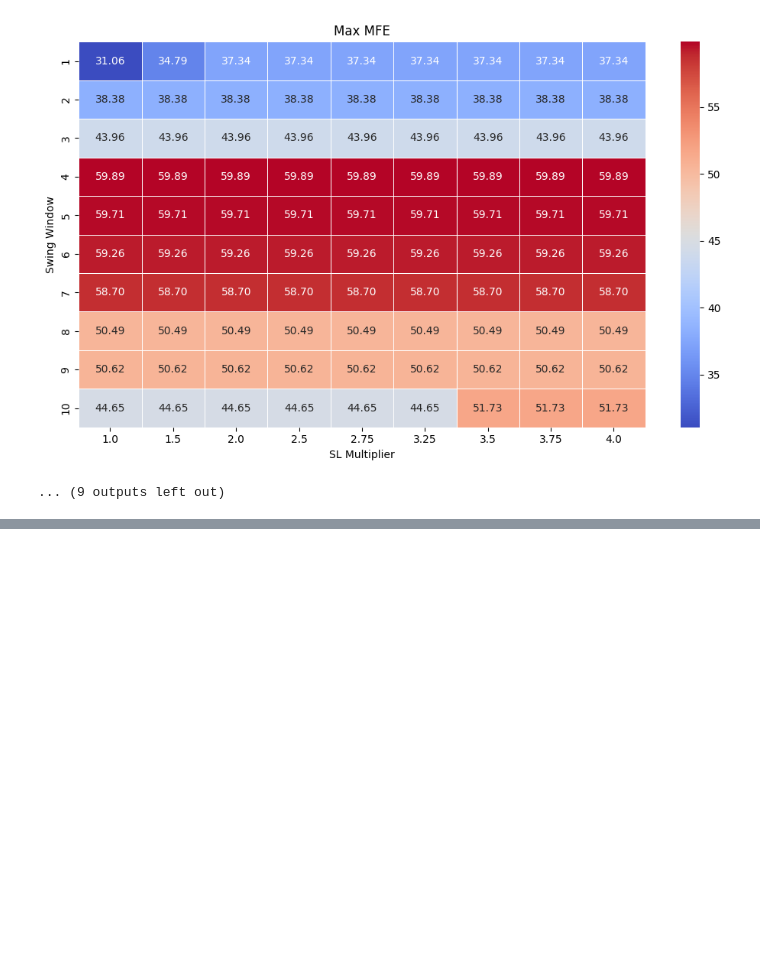
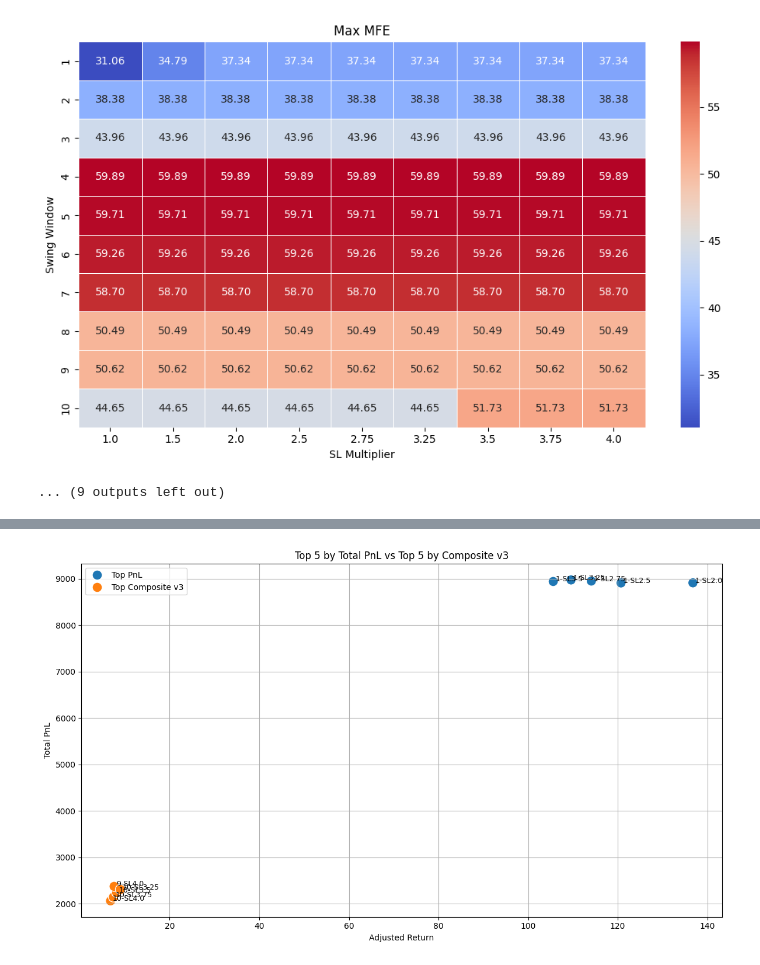
Before and after one commit to sameepkulkarni/Python-Projects, a Jupyter notebook: visualization.ipynb, the cells around one changed output, grey strips where cells are left out. Cells and saved outputs as stored; diff of their text form; code cells hidden in the pictures; blank space fills up the shorter version.

```diff
--- a/visualization.ipynb
+++ b/visualization.ipynb
@@ -154,0 +231,49 @@ for metric, title in metrics_to_plot:
+# %%
+import pandas as pd
+import matplotlib.pyplot as plt
+import seaborn as sns
+import numpy as np
+
+# Compute Composite v3
+df["Log PnL"] = np.log1p(df["Total PnL"])  # log scale of pnl
+df["Composite v3"] = (
+    0.30 * df["Log PnL"].rank(ascending=False) +
+    0.25 * df["Adjusted Return"].rank(ascending=False) +
+    0.20 * df["Sortino Ratio"].rank(ascending=False) +
+    0.15 * df["Expectancy"].rank(ascending=False) +
+    0.10 * df["Risk-Reward"].rank(ascending=False)
+)
+
+# Identify top 5 by each metric
+top_pnl = df.nlargest(5, "Total PnL").copy()
+top_comp_v3 = df.nlargest(5, "Composite v3").copy()
+
+# Label for plotting
+top_pnl["Category"] = "Top PnL"
+top_comp_v3["Category"] = "Top Composite v3"
+
+# Combine both
+combined = pd.concat([top_pnl, top_comp_v3], ignore_index=True)
+
+# Label for points
+combined["Label"] = combined["Window"].astype(str) + "-SL" + combined["SL Multiplier"].astype(str)
+
+# Plot
+plt.figure(figsize=(12, 7))
+sns.scatterplot(data=combined, x="Adjusted Return", y="Total PnL", hue="Category", s=150)
+
+# Add labels to points
+for i in range(len(combined)):
+    plt.text(combined["Adjusted Return"].iloc[i] + 0.5,
+             combined["Total PnL"].iloc[i],
+             combined["Label"].iloc[i], fontsize=9)
+
+plt.title("Top 5 by Total PnL vs Top 5 by Composite v3")
+plt.xlabel("Adjusted Return")
+plt.ylabel("Total PnL")
+plt.legend()
+plt.grid(True)
+plt.tight_layout()
+plt.show()
+# %% [output]
+[figure, added]
```
Also changed, not shown: parts of 18 cells of this notebook.
